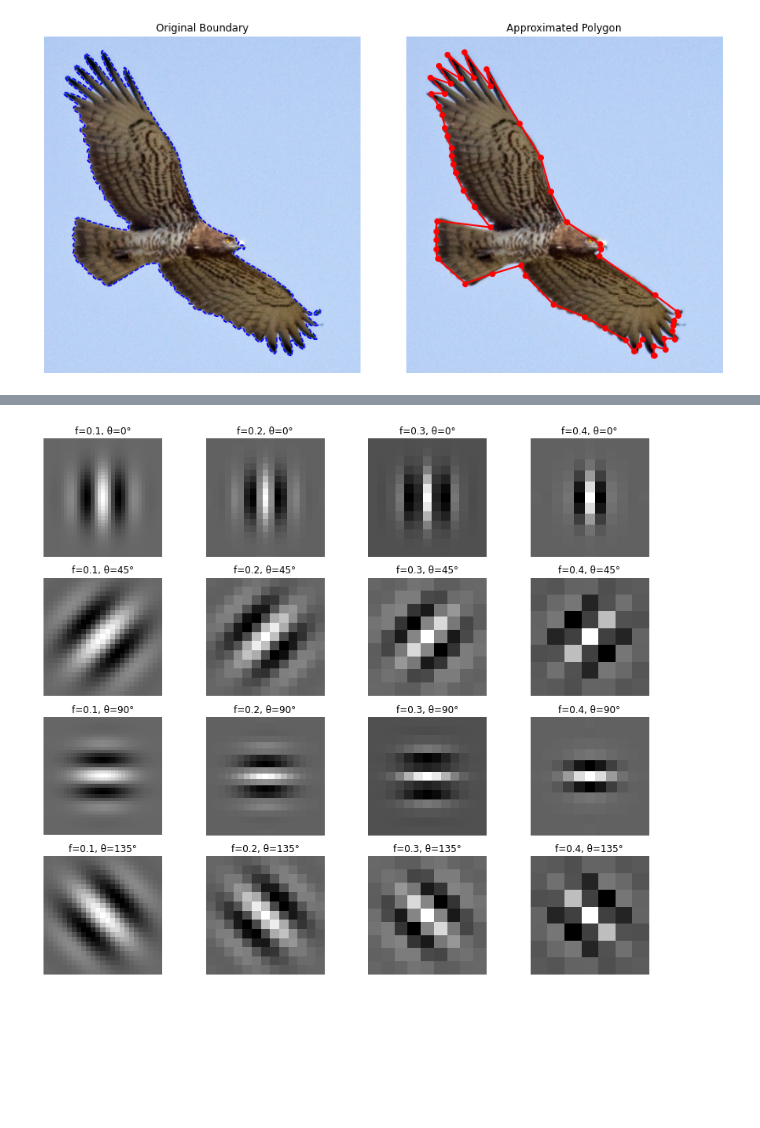
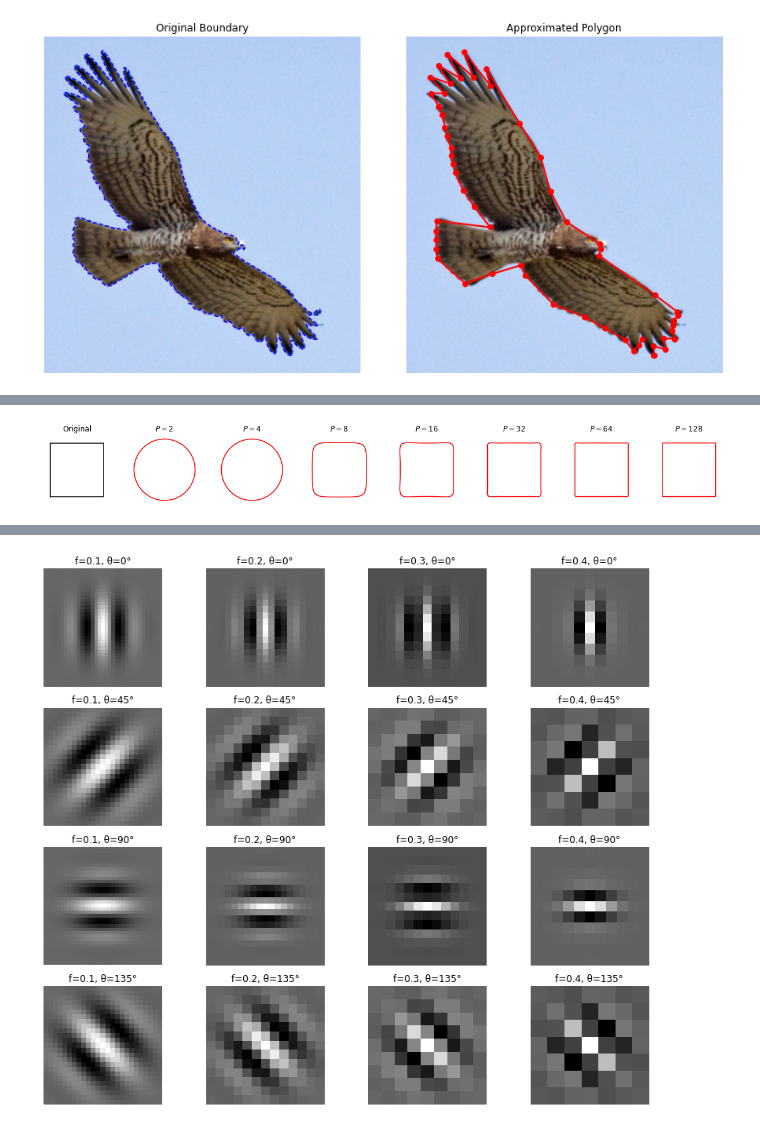
Before and after one commit to itironal/466Companion, a Jupyter notebook: _build/html/_sources/newCh12.ipynb, the cells around one changed output, grey strips where cells are left out. Saved outputs shown, nothing was run; the diff lists cells and outputs as text; code cells hidden in the pictures; blank space fills up the shorter version.

```diff
--- a/_build/html/_sources/newCh12.ipynb
+++ b/_build/html/_sources/newCh12.ipynb
@@ -188,0 +189,97 @@ plt.show()
+# %%
+import cv2
+import numpy as np
+import matplotlib.pyplot as plt
+
+def create_square_image(size=256):
+    img = np.zeros((size, size), dtype=np.uint8)
+    cv2.rectangle(img, (64, 64), (192, 192), 255, -1)
+    return img
+
+def get_contour_points(binary_img):
+    contours, _ = cv2.findContours(binary_img, cv2.RETR_EXTERNAL, cv2.CHAIN_APPROX_NONE)
+    contour = max(contours, key=cv2.contourArea)
+    contour = contour[:, 0, :]
+    complex_contour = contour[:, 0] + 1j * contour[:, 1]
+    return complex_contour
+
+def resample_contour(contour, num_points=128):
+    """Resample a closed contour to a fixed number of points using interpolation."""
+    # Ensure it's a closed loop
+    contour = np.append(contour, [contour[0]], axis=0)
+
+    # Calculate cumulative arc length (distance along the contour)
+    diff = np.diff(contour)
+    dists = np.abs(diff)
+    cumulative = np.concatenate(([0], np.cumsum(dists)))
+    total_length = cumulative[-1]
+
+    # Create evenly spaced target arc lengths
+    desired = np.linspace(0, total_length, num_points, endpoint=False)
+
+    # Interpolate real and imaginary parts separately
+    real_interp = np.interp(desired, cumulative, contour.real)
+    imag_interp = np.interp(desired, cumulative, contour.imag)
+
+    return real_interp + 1j * imag_interp
+
+
+def reconstruct_contour_sym(fd, P):
+    N = len(fd)
+    fd_shifted = np.fft.fftshift(fd)
+    fd_filtered = np.zeros(N, dtype=complex)
+    center = N // 2
+    half_P = P // 2
+    fd_filtered[center - half_P : center + half_P + P % 2] = fd_shifted[center - half_P : center + half_P + P % 2]
+    fd_filtered = np.fft.ifftshift(fd_filtered)
+    contour_rec = np.fft.ifft(fd_filtered)
+    return np.real(contour_rec), np.imag(contour_rec)
+
+def plot_reconstructions(original, reconstructions, Ps):
+    fig, axs = plt.subplots(1, len(Ps)+1, figsize=(2 * (len(Ps)+1), 2))  # Smaller, square-friendly layout
+
+    # Compute axis limits (shared for all plots)
+    all_points = [original] + [x + 1j*y for x, y in reconstructions]
+    all_real = np.concatenate([np.real(pts) for pts in all_points])
+    all_imag = np.concatenate([np.imag(pts) for pts in all_points])
+    xmin, xmax = all_real.min(), all_real.max()
+    ymin, ymax = all_imag.min(), all_imag.max()
+    margin = 10  # Add some padding
+    xlim = (xmin - margin, xmax + margin)
+    ylim = (ymin - margin, ymax + margin)
+
+    # Original shape
+    axs[0].plot(np.real(original), np.imag(original), 'k')
+    axs[0].set_title("Original", fontsize=12)
+    axs[0].set_xlim(xlim)
+    axs[0].set_ylim(ylim)
+    axs[0].set_aspect('equal')
+    axs[0].axis('off')
+
+    # Reconstructions
+    for ax, (x, y), p in zip(axs[1:], reconstructions, Ps):
+        ax.plot(x, y, 'r')
+        ax.set_title(f"$P = {p}$", fontsize=12)
+        ax.set_xlim(xlim)
+        ax.set_ylim(ylim)
+        ax.set_aspect('equal')
+        ax.axis('off')
+
+    plt.tight_layout()
+    plt.show()
+
+
+# Main
+img = create_square_image()
+contour = get_contour_points(img)
+contour_centered = contour - np.mean(contour)
+contour = resample_contour(contour, num_points=128)
+fd = np.fft.fft(contour_centered)
+
+# Reconstruct using increasing number of descriptors
+Ps = [2, 4, 8, 16, 32, 64, 128]
+reconstructions = [reconstruct_contour_sym(fd, P) for P in Ps]
+
+plot_reconstructions(contour_centered, reconstructions, Ps)
+# %% [output]
+[figure, added]
```
Also changed, not shown: parts of 7 cells of this notebook, 7 other files.
